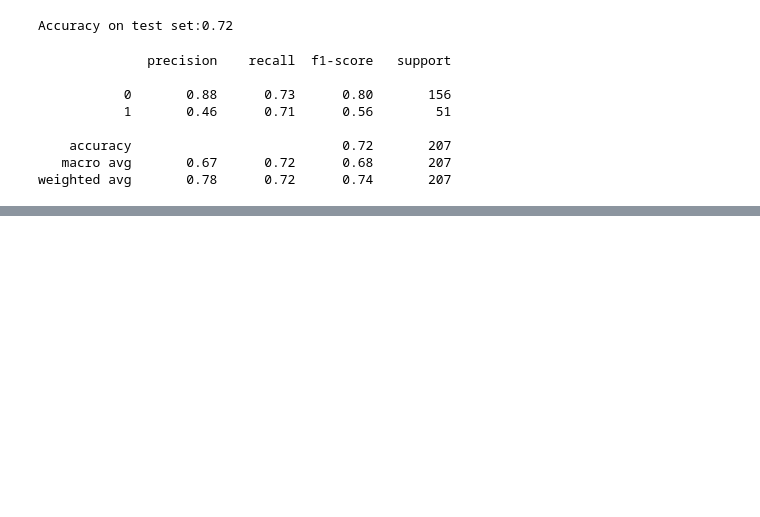
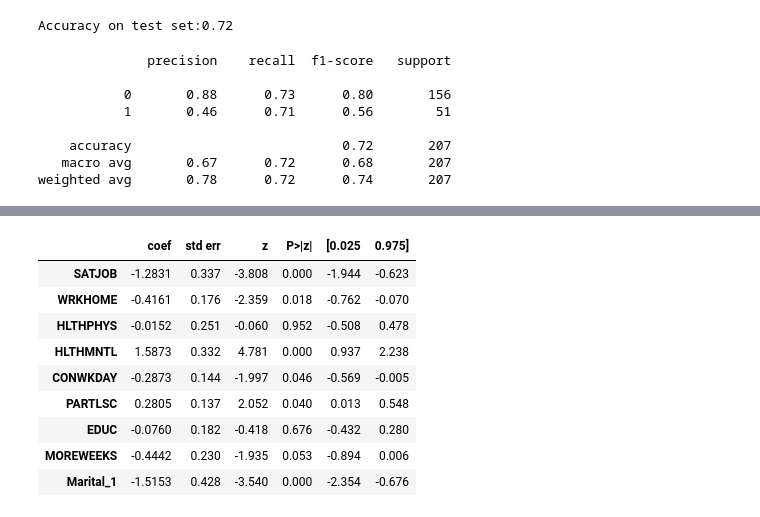
Before and after one commit to matthewasloan95/social-isolation-transportation, a Jupyter notebook: gss_logit.ipynb, the cells around one changed output, grey strips where cells are left out. Saved outputs shown, nothing was run; the diff lists cells and outputs as text; code cells hidden in the pictures; blank space fills up the shorter version.

```diff
--- a/gss_logit.ipynb
+++ b/gss_logit.ipynb
@@ -165,0 +236,13 @@ Accuracy on test set:0.64
+# %%
+summary_df3
+# %% [output]
+|  | coef | std err | z | P>|z| | [0.025 | 0.975] |
+| SATJOB | -1.2831 | 0.337 | -3.808 | 0.000 | -1.944 | -0.623 |
+| WRKHOME | -0.4161 | 0.176 | -2.359 | 0.018 | -0.762 | -0.070 |
+| HLTHPHYS | -0.0152 | 0.251 | -0.060 | 0.952 | -0.508 | 0.478 |
+| HLTHMNTL | 1.5873 | 0.332 | 4.781 | 0.000 | 0.937 | 2.238 |
+| CONWKDAY | -0.2873 | 0.144 | -1.997 | 0.046 | -0.569 | -0.005 |
+| PARTLSC | 0.2805 | 0.137 | 2.052 | 0.040 | 0.013 | 0.548 |
+| EDUC | -0.0760 | 0.182 | -0.418 | 0.676 | -0.432 | 0.280 |
+| MOREWEEKS | -0.4442 | 0.230 | -1.935 | 0.053 | -0.894 | 0.006 |
+| Marital_1 | -1.5153 | 0.428 | -3.540 | 0.000 | -2.354 | -0.676 |
```
Also changed, not shown: parts of 10 cells of this notebook.
